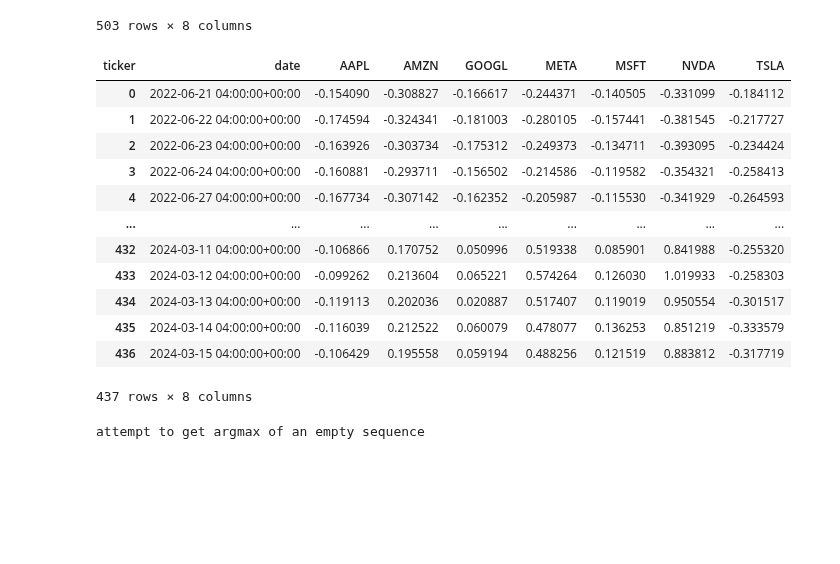
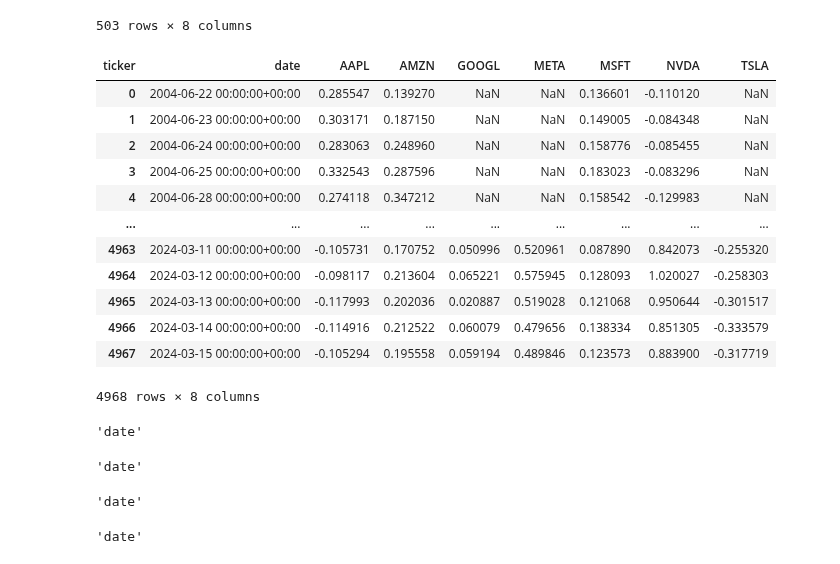
Before and after one commit to chung-ejy/sapling, a Jupyter notebook: stock_factor_loading.ipynb, the cells around one changed output. Cells and saved outputs as stored; diff of their text form; code cells hidden in the pictures; blank space fills up the shorter version.

```diff
--- a/stock_factor_loading.ipynb
+++ b/stock_factor_loading.ipynb
@@ -28,8 +26,9 @@ alp_client = ALPClientExtractor(key,secret)
 account = alp_client.account()
 cash = float(account["cash"])
 factors =  ["AMZN","GOOGL","AAPL","NVDA","TSLA","MSFT","META"]
+market = ADatabase("market")
 holding_period = 65
-stoploss = 1
+stoploss = .15
 positions = 10
 sec = ADatabase("sec")
 # %%
@@ -73,39 +55,40 @@ sp500
 # %%
 ## download factors
 factor_dfs = []
+market.connect()
 for ticker in factors:
     try:
-        ticker_prices = processor.column_date_processing(alp_client.prices(ticker,start,end))[["date","ticker","adjclose"]]
+        ticker_prices = processor.column_date_processing(market.query("prices",{"ticker":ticker}))[["date","ticker","adjclose"]]
         ticker_prices["historical_return"] = ticker_prices["adjclose"].pct_change(holding_period)
         factor_dfs.append(ticker_prices)
     except Exception as e:
         print(str(e))
         continue
+market.disconnect()
 factor_df = pd.concat(factor_dfs).pivot_table(index="date",columns="ticker",values="historical_return").reset_index()
 factor_df
 # %% [output]
 | ticker | date | AAPL | AMZN | GOOGL | META | MSFT | NVDA | TSLA |
-| 0 | 2022-06-21 04:00:00+00:00 | -0.154090 | -0.308827 | -0.166617 | -0.244371 | -0.140505 | -0.331099 | -0.184112 |
-| 1 | 2022-06-22 04:00:00+00:00 | -0.174594 | -0.324341 | -0.181003 | -0.280105 | -0.157441 | -0.381545 | -0.217727 |
-| 2 | 2022-06-23 04:00:00+00:00 | -0.163926 | -0.303734 | -0.175312 | -0.249373 | -0.134711 | -0.393095 | -0.234424 |
-| 3 | 2022-06-24 04:00:00+00:00 | -0.160881 | -0.293711 | -0.156502 | -0.214586 | -0.119582 | -0.354321 | -0.258413 |
-| 4 | 2022-06-27 04:00:00+00:00 | -0.167734 | -0.307142 | -0.162352 | -0.205987 | -0.115530 | -0.341929 | -0.264593 |
+| 0 | 2004-06-22 00:00:00+00:00 | 0.285547 | 0.139270 | NaN | NaN | 0.136601 | -0.110120 | NaN |
+| 1 | 2004-06-23 00:00:00+00:00 | 0.303171 | 0.187150 | NaN | NaN | 0.149005 | -0.084348 | NaN |
+| 2 | 2004-06-24 00:00:00+00:00 | 0.283063 | 0.248960 | NaN | NaN | 0.158776 | -0.085455 | NaN |
+| 3 | 2004-06-25 00:00:00+00:00 | 0.332543 | 0.287596 | NaN | NaN | 0.183023 | -0.083296 | NaN |
+| 4 | 2004-06-28 00:00:00+00:00 | 0.274118 | 0.347212 | NaN | NaN | 0.158542 | -0.129983 | NaN |
 | ... | ... | ... | ... | ... | ... | ... | ... | ... |
-| 432 | 2024-03-11 04:00:00+00:00 | -0.106866 | 0.170752 | 0.050996 | 0.519338 | 0.085901 | 0.841988 | -0.255320 |
-| 433 | 2024-03-12 04:00:00+00:00 | -0.099262 | 0.213604 | 0.065221 | 0.574264 | 0.126030 | 1.019933 | -0.258303 |
-| 434 | 2024-03-13 04:00:00+00:00 | -0.119113 | 0.202036 | 0.020887 | 0.517407 | 0.119019 | 0.950554 | -0.301517 |
-| 435 | 2024-03-14 04:00:00+00:00 | -0.116039 | 0.212522 | 0.060079 | 0.478077 | 0.136253 | 0.851219 | -0.333579 |
-| 436 | 2024-03-15 04:00:00+00:00 | -0.106429 | 0.195558 | 0.059194 | 0.488256 | 0.121519 | 0.883812 | -0.317719 |
+| 4963 | 2024-03-11 00:00:00+00:00 | -0.105731 | 0.170752 | 0.050996 | 0.520961 | 0.087890 | 0.842073 | -0.255320 |
+| 4964 | 2024-03-12 00:00:00+00:00 | -0.098117 | 0.213604 | 0.065221 | 0.575945 | 0.128093 | 1.020027 | -0.258303 |
+| 4965 | 2024-03-13 00:00:00+00:00 | -0.117993 | 0.202036 | 0.020887 | 0.519028 | 0.121068 | 0.950644 | -0.301517 |
+| 4966 | 2024-03-14 00:00:00+00:00 | -0.114916 | 0.212522 | 0.060079 | 0.479656 | 0.138334 | 0.851305 | -0.333579 |
+| 4967 | 2024-03-15 00:00:00+00:00 | -0.105294 | 0.195558 | 0.059194 | 0.489846 | 0.123573 | 0.883900 | -0.317719 |
-437 rows × 8 columns
+4968 rows × 8 columns
 # %%
 simulation = []
-
+market.connect()
 for ticker in tqdm(sp500["ticker"]):
     try:
-        ticker_prices = processor.column_date_processing(alp_client.prices(ticker,start,end))
+        ticker_prices = processor.column_date_processing(market.query("prices",{"ticker":ticker}))
         ticker_prices["ticker"] = ticker
         ticker_prices.sort_values("date",inplace=True)
-        ## merging with factors
         ticker_prices = processor.merge(ticker_prices,factor_df.copy(),on="date")
         ticker_prices["historical_return"] = ticker_prices["adjclose"].pct_change(holding_period)
         for factor in factors:
@@ -113,40 +96,22 @@ for ticker in tqdm(sp500["ticker"]):
             ticker_prices[f"{factor}_beta"] = ticker_prices[f"{factor}_covariance"] / ticker_prices[factor].rolling(100).var()
             ticker_prices[f"{factor}_loading"] = ticker_prices[factor] * ticker_prices[f"{factor}_beta"]
         ticker_prices.dropna(inplace=True)
-        training_data = ticker_prices.iloc[:100]
-        simulation_data = ticker_prices.iloc[100:]
-        training_data["actual_return"] = training_data["adjclose"].pct_change(-holding_period)
-        simulation_data["buy_date"] = simulation_data["date"].shift(-1)
-        simulation_data["sell_date"] = simulation_data["date"].shift(-holding_period)
-        simulation_data["buy_price"] = simulation_data["adjclose"].shift(-1)
-        simulation_data["sell_price"] = simulation_data["adjclose"].shift(-holding_period)
-        simulation_data["return"] = (simulation_data["sell_price"] - simulation_data["buy_price"]) / simulation_data["buy_price"]
-        # Initial guess for sensitivity weights
-        initial_guess = np.zeros(len(factors))
-
-        # Perform optimization to find optimal sensitivity weights
-        result = minimize(error_function, initial_guess, args=(training_data, factors), method='L-BFGS-B')
-
-        # Optimal sensitivity weights
-        optimal_sensitivity_weights = result.x
-
-        # Apply optimal sensitivity weights to the end DataFrame
-        for i in range(len(factors)):
-            simulation_data[f"{factors[i]}_beta"] *= (1 + optimal_sensitivity_weights[i])
-
-        # Calculate expected returns using the adjusted factor betas
-        simulation_data["expected_return"] = simulation_data.apply(lambda row: calculate_expected_return(row, factors), axis=1)
-
-        simulation.append(simulation_data)
+        ticker_prices["buy_date"] = ticker_prices["date"].shift(-1)
+        ticker_prices["sell_date"] = ticker_prices["date"].shift(-holding_period)
+        ticker_prices["buy_price"] = ticker_prices["adjclose"].shift(-1)
+        ticker_prices["sell_price"] = ticker_prices["adjclose"].shift(-holding_period)
+        ticker_prices["return"] = (ticker_prices["sell_price"] - ticker_prices["buy_price"]) / ticker_prices["buy_price"]
+        ticker_prices["expected_return"] = ticker_prices.apply(lambda row: calculate_expected_return(row, factors), axis=1)
+        simulation.append(ticker_prices)
     except Exception as e:
-        print(str(e))
+        print(ticker,str(e))
         continue
-
-# After the loop
-# Concatenate the simulation results
 sim = pd.concat(simulation)
 # %% [output]
-attempt to get argmax of an empty sequence
+'date'
+'date'
+'date'
+'date'
 # %%
 sim
 # %% [output]
```
Also changed, not shown: parts of 9 cells of this notebook, 3 other files.
